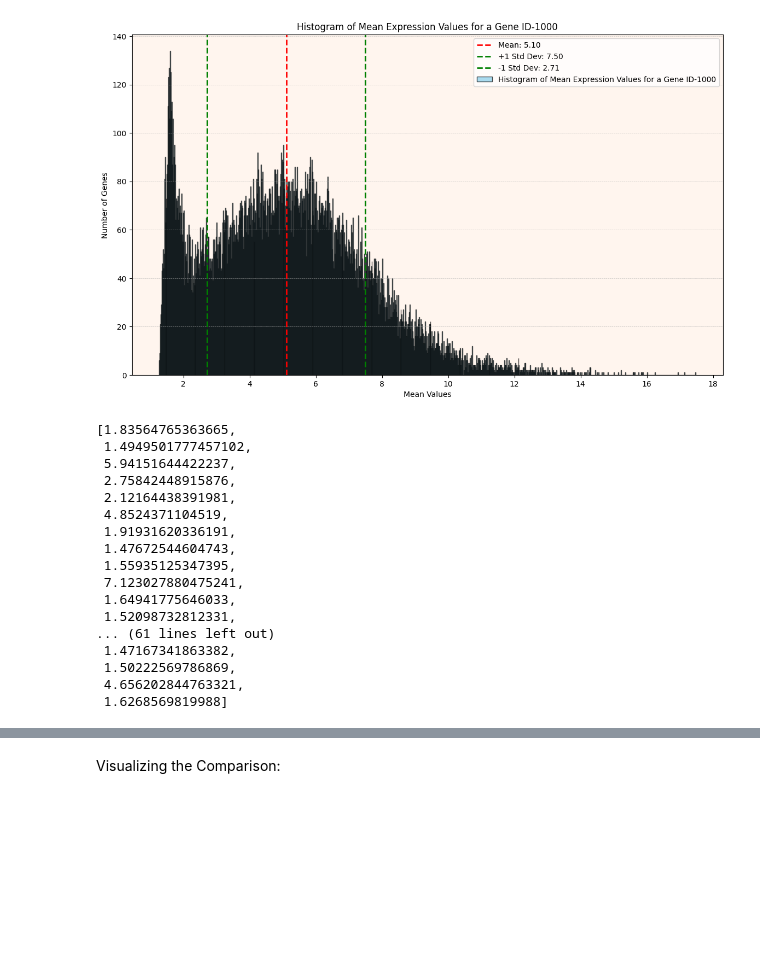
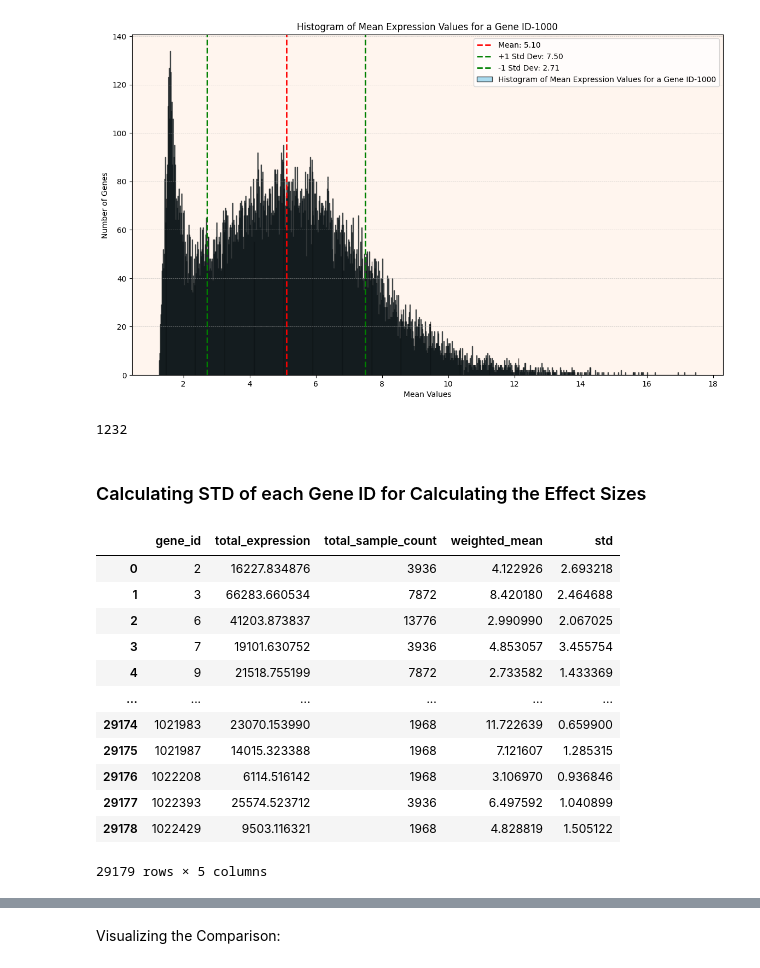
Before and after one commit to KarimIbrahim11/Gene-Expression-Analysis, a Jupyter notebook: notebooks/CS_02_Testing.ipynb, the cells around one changed output, grey strips where cells are left out. Cells and saved outputs as stored; diff of their text form; code cells hidden in the pictures; blank space fills up the shorter version.

```diff
--- a/notebooks/CS_02_Testing.ipynb
+++ b/notebooks/CS_02_Testing.ipynb
@@ -81,23 +119,28 @@ plot_histogram(geneid_H0["weighted_mean"], plot_title="Histogram of Mean Express
 # %% [output]
 [figure]
 # %%
-meta_donor_df[(meta_donor_df['brain_region'] == 4012) & (meta_donor_df['gene_id'] == 6)]["gene_expression_values"].to_list()[0]
+len(meta_donor_df[(meta_donor_df['brain_region'] == 4012) & (meta_donor_df['gene_id'] == 2541)]["gene_expression_values"].to_list()[0])
 # %% [output]
-[1.83564765363665,
- 1.4949501777457102,
- 5.94151644422237,
- 2.75842448915876,
- 2.12164438391981,
- 4.8524371104519,
- 1.91931620336191,
- 1.47672544604743,
- 1.55935125347395,
- 7.123027880475241,
- 1.64941775646033,
- 1.52098732812331,
-... (61 lines left out)
- 1.47167341863382,
- 1.50222569786869,
- 4.656202844763321,
- 1.6268569819988]
+1232
+# %% [markdown]
+### Calculating STD of each Gene ID for Calculating the Effect Sizes
+# %%
+df_std = meta_donor_df.copy()
+std_per_gene = std_gene_id_optimized(df_std)
+geneid_H0["std"] = std_per_gene["std"]
+geneid_H0
+# %% [output]
+|  | gene_id | total_expression | total_sample_count | weighted_mean | std |
+| 0 | 2 | 16227.834876 | 3936 | 4.122926 | 2.693218 |
+| 1 | 3 | 66283.660534 | 7872 | 8.420180 | 2.464688 |
+| 2 | 6 | 41203.873837 | 13776 | 2.990990 | 2.067025 |
+| 3 | 7 | 19101.630752 | 3936 | 4.853057 | 3.455754 |
+| 4 | 9 | 21518.755199 | 7872 | 2.733582 | 1.433369 |
+| ... | ... | ... | ... | ... | ... |
+| 29174 | 1021983 | 23070.153990 | 1968 | 11.722639 | 0.659900 |
+| 29175 | 1021987 | 14015.323388 | 1968 | 7.121607 | 1.285315 |
+| 29176 | 1022208 | 6114.516142 | 1968 | 3.106970 | 0.936846 |
+| 29177 | 1022393 | 25574.523712 | 3936 | 6.497592 | 1.040899 |
+| 29178 | 1022429 | 9503.116321 | 1968 | 4.828819 | 1.505122 |
+29179 rows × 5 columns
 # %% [markdown]
```
Also changed, not shown: parts of 9 cells of this notebook, 8 other files.
